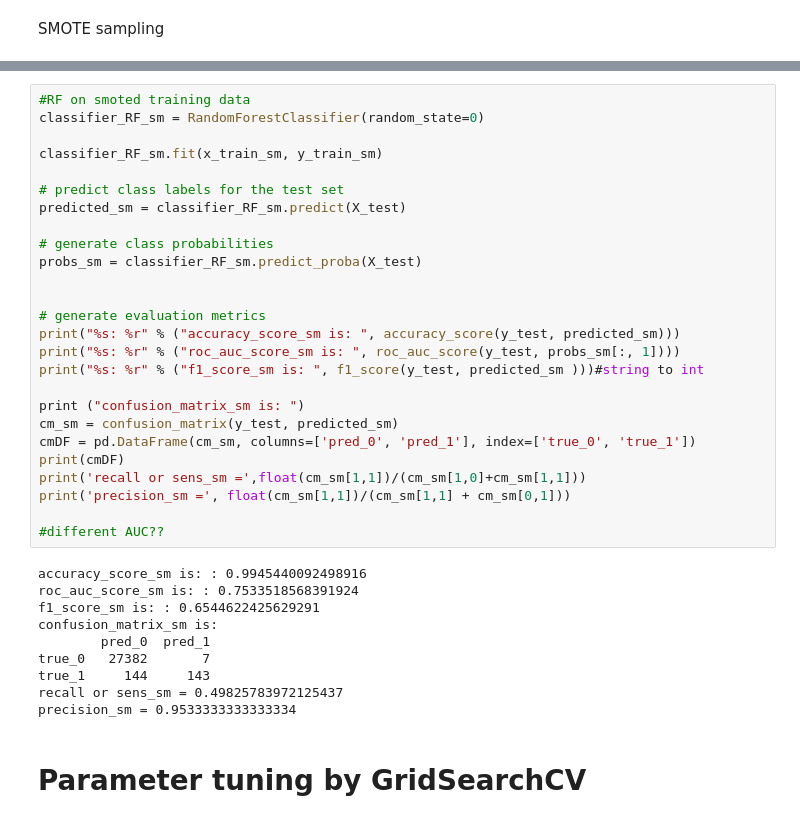
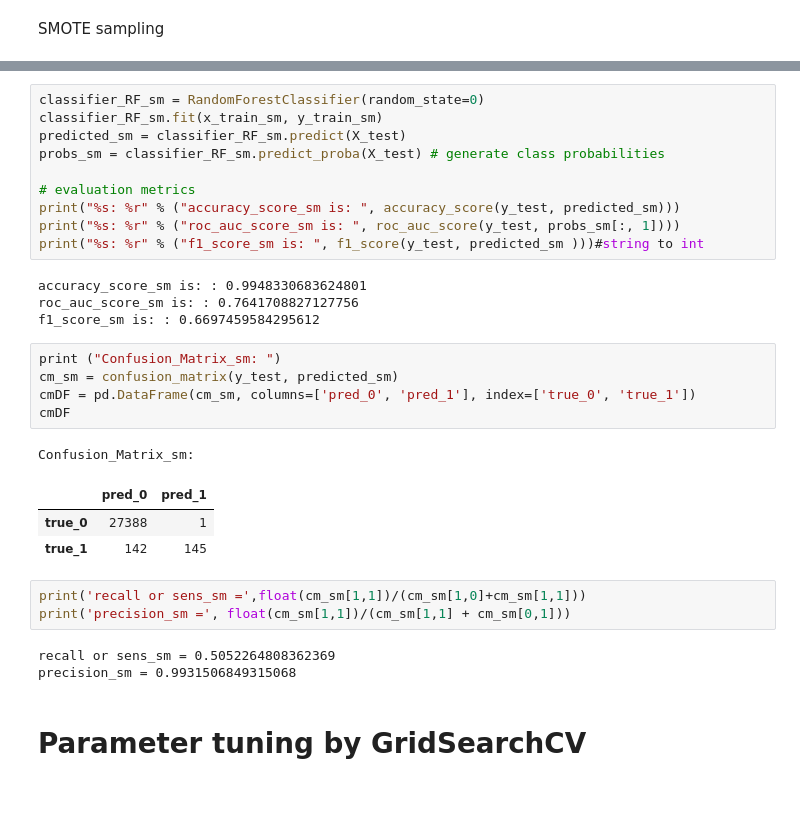
Before and after one commit to Connielee99/Fraud-Detection, a Jupyter notebook: Fraud_Detection.ipynb, the cells around one changed output, grey strips where cells are left out. Cells and saved outputs as stored; diff of their text form; blank space fills up the shorter version.

```diff
--- a/Fraud_Detection.ipynb
+++ b/Fraud_Detection.ipynb
@@ -274,39 +253,33 @@ print(np.asarray((unique, counts)).T)
 # %%
-#RF on smoted training data
 classifier_RF_sm = RandomForestClassifier(random_state=0)
+classifier_RF_sm.fit(x_train_sm, y_train_sm)
+predicted_sm = classifier_RF_sm.predict(X_test)
+probs_sm = classifier_RF_sm.predict_proba(X_test) # generate class probabilities
 
-classifier_RF_sm.fit(x_train_sm, y_train_sm)
-
-# predict class labels for the test set
-predicted_sm = classifier_RF_sm.predict(X_test)
-
-# generate class probabilities
-probs_sm = classifier_RF_sm.predict_proba(X_test)
-
-
-# generate evaluation metrics
+# evaluation metrics
 print("%s: %r" % ("accuracy_score_sm is: ", accuracy_score(y_test, predicted_sm)))
 print("%s: %r" % ("roc_auc_score_sm is: ", roc_auc_score(y_test, probs_sm[:, 1])))
 print("%s: %r" % ("f1_score_sm is: ", f1_score(y_test, predicted_sm )))#string to int
-
-print ("confusion_matrix_sm is: ")
-cm_sm = confusion_matrix(y_test, predicted_sm)
-cmDF = pd.DataFrame(cm_sm, columns=['pred_0', 'pred_1'], index=['true_0', 'true_1'])
-print(cmDF)
-print('recall or sens_sm =',float(cm_sm[1,1])/(cm_sm[1,0]+cm_sm[1,1]))
-print('precision_sm =', float(cm_sm[1,1])/(cm_sm[1,1] + cm_sm[0,1]))
-
-#different AUC??
 # %% [output]
-accuracy_score_sm is: : 0.9945440092498916
-roc_auc_score_sm is: : 0.7533518568391924
-f1_score_sm is: : 0.6544622425629291
-confusion_matrix_sm is:
-        pred_0  pred_1
-true_0   27382       7
-true_1     144     143
-recall or sens_sm = 0.49825783972125437
-precision_sm = 0.9533333333333334
+accuracy_score_sm is: : 0.9948330683624801
+roc_auc_score_sm is: : 0.7641708827127756
+f1_score_sm is: : 0.6697459584295612
+# %%
+print ("Confusion_Matrix_sm: ")
+cm_sm = confusion_matrix(y_test, predicted_sm)
+cmDF = pd.DataFrame(cm_sm, columns=['pred_0', 'pred_1'], index=['true_0', 'true_1'])
+cmDF
+# %% [output]
+Confusion_Matrix_sm:
+|  | pred_0 | pred_1 |
+| true_0 | 27388 | 1 |
+| true_1 | 142 | 145 |
+# %%
+print('recall or sens_sm =',float(cm_sm[1,1])/(cm_sm[1,0]+cm_sm[1,1]))
+print('precision_sm =', float(cm_sm[1,1])/(cm_sm[1,1] + cm_sm[0,1]))
+# %% [output]
+recall or sens_sm = 0.5052264808362369
+precision_sm = 0.9931506849315068
 # %% [markdown]
 # Parameter tuning by GridSearchCV
 # %% [markdown]
```
Also changed, not shown: parts of 31 cells of this notebook.
